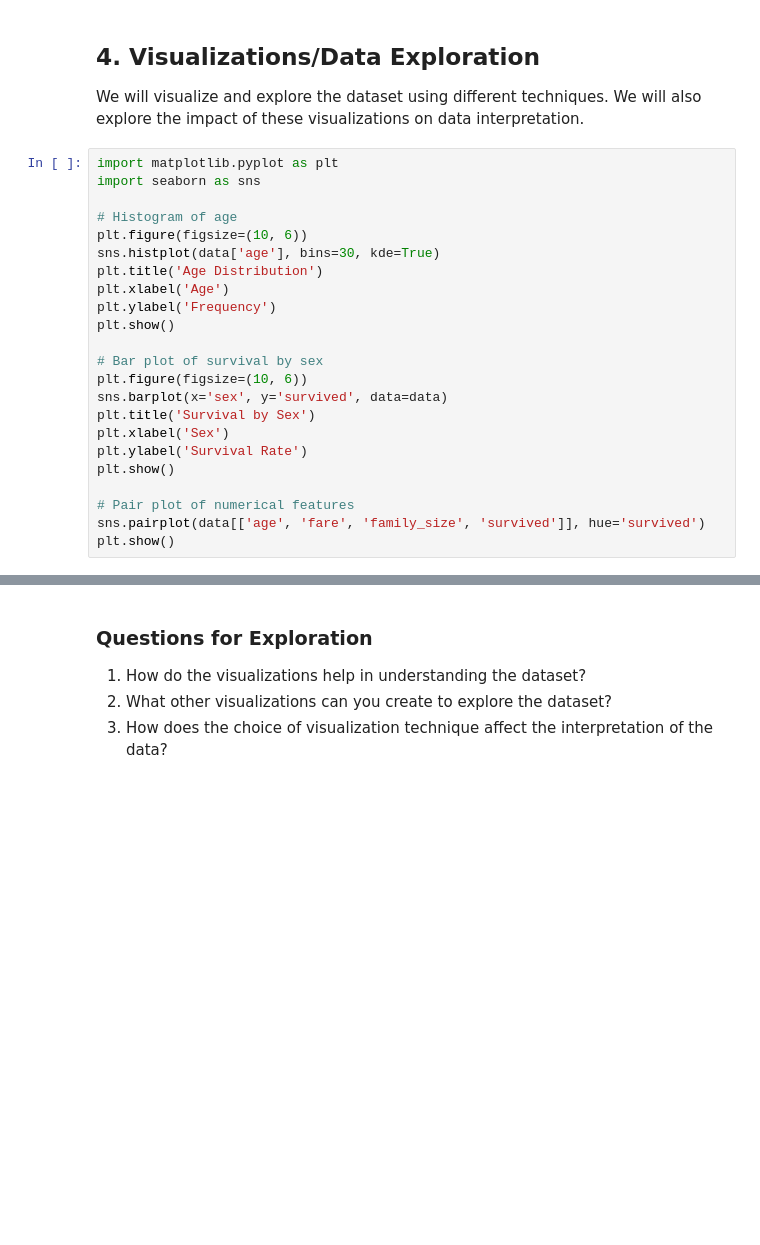
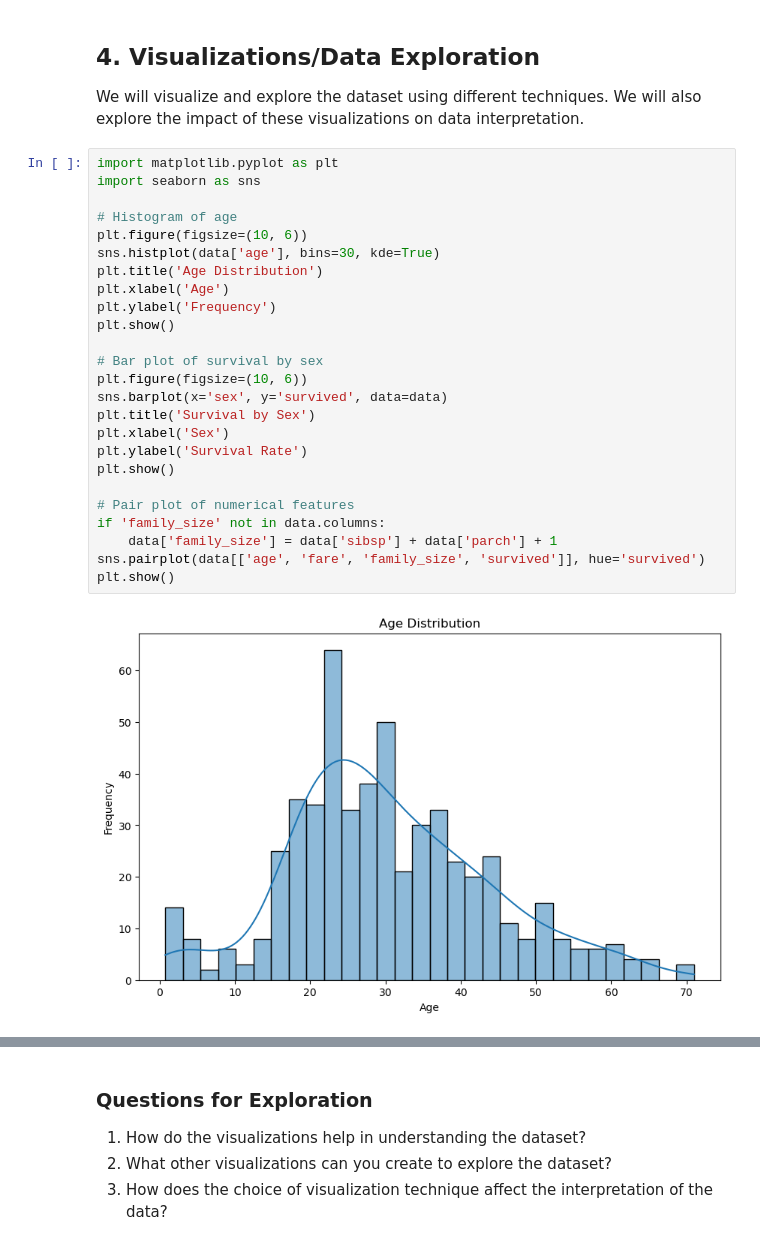
Before and after one commit to navpreetkaur427-a11y/BINF-5507_Materilas, a Jupyter notebook: Labs/Lab2.ipynb, the cells around one changed output, grey strips where cells are left out. Saved outputs shown, nothing was run; the diff lists cells and outputs as text; blank space fills up the shorter version.

```diff
--- a/Labs/Lab2.ipynb
+++ b/Labs/Lab2.ipynb
@@ -198,23 +230,27 @@ We will visualize and explore the dataset using different techniques. We will al
 # %%
 import matplotlib.pyplot as plt
 import seaborn as sns
 
 # Histogram of age
 plt.figure(figsize=(10, 6))
 sns.histplot(data['age'], bins=30, kde=True)
 plt.title('Age Distribution')
 plt.xlabel('Age')
 plt.ylabel('Frequency')
 plt.show()
 
 # Bar plot of survival by sex
 plt.figure(figsize=(10, 6))
 sns.barplot(x='sex', y='survived', data=data)
 plt.title('Survival by Sex')
 plt.xlabel('Sex')
 plt.ylabel('Survival Rate')
 plt.show()
 
 # Pair plot of numerical features
+if 'family_size' not in data.columns:
+    data['family_size'] = data['sibsp'] + data['parch'] + 1
 sns.pairplot(data[['age', 'fare', 'family_size', 'survived']], hue='survived')
 plt.show()
+# %% [output]
+[figure, added]
```
Also changed, not shown: parts of 5 cells of this notebook.
